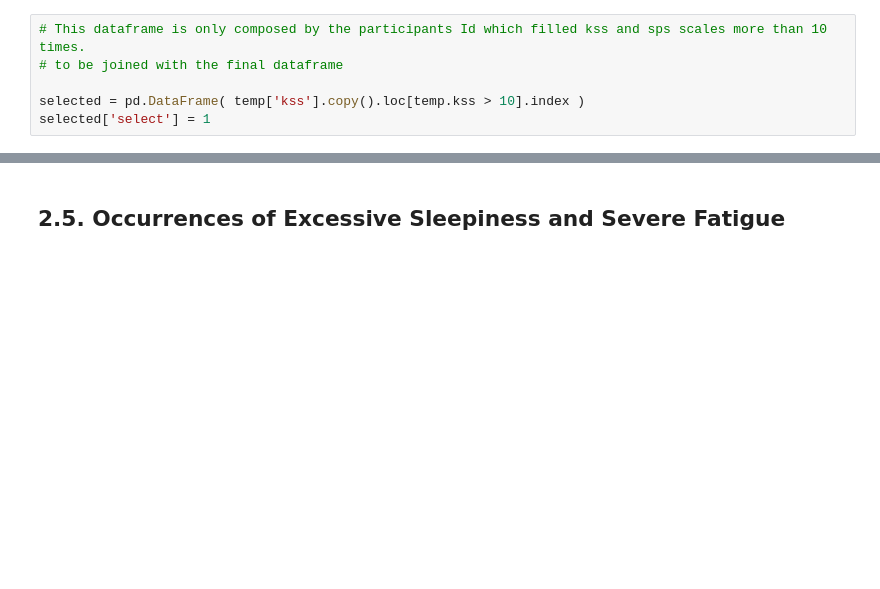
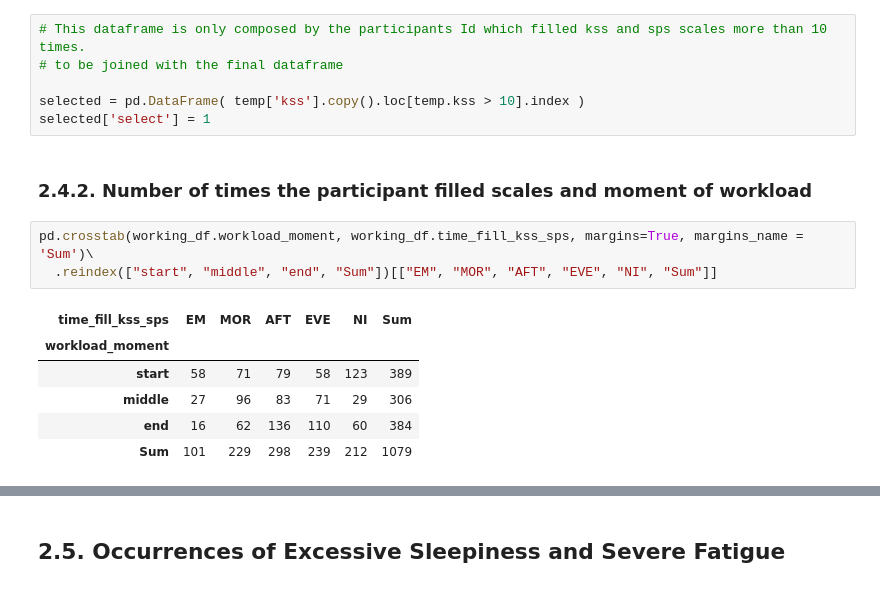
Before and after one commit to jlpscampos/Perception-of-Excessive-Sleepiness-and-Severe-Fatigue-in-Civil-Aviation-Pilots, a Jupyter notebook: EDA.ipynb, the cells around one changed output, grey strips where cells are left out. Drawn from its saved outputs; the diff is of its cells as text; blank space fills up the shorter version.

```diff
--- a/EDA.ipynb
+++ b/EDA.ipynb
@@ -139,3 +135,15 @@ In face of this result, we will only retain participants that filled the scales
 
 selected = pd.DataFrame( temp['kss'].copy().loc[temp.kss > 10].index )
 selected['select'] = 1
+# %% [markdown]
+### 2.4.2. Number of times the participant filled scales and moment of workload
+# %%
+pd.crosstab(working_df.workload_moment, working_df.time_fill_kss_sps, margins=True, margins_name = 'Sum')\
+  .reindex(["start", "middle", "end", "Sum"])[["EM", "MOR", "AFT", "EVE", "NI", "Sum"]]
+# %% [output]
+| time_fill_kss_sps | EM | MOR | AFT | EVE | NI | Sum |
+| workload_moment |  |  |  |  |  |  |
+| start | 58 | 71 | 79 | 58 | 123 | 389 |
+| middle | 27 | 96 | 83 | 71 | 29 | 306 |
+| end | 16 | 62 | 136 | 110 | 60 | 384 |
+| Sum | 101 | 229 | 298 | 239 | 212 | 1079 |
```
Also changed, not shown: parts of 16 cells of this notebook, 2 other files.
